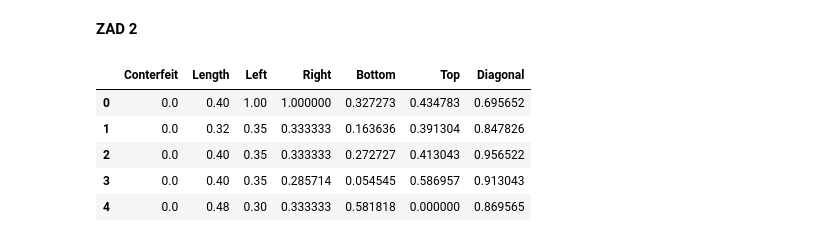
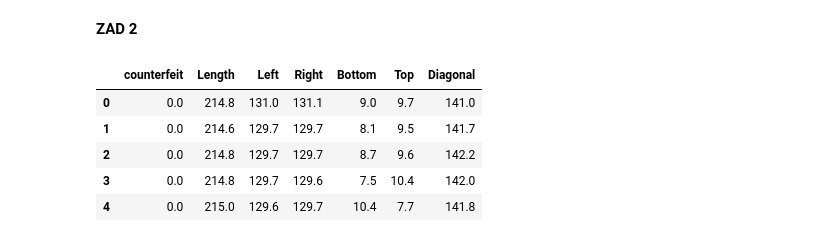
Before and after one commit to MatiPl01/artificial-intelligence-basics, a Jupyter notebook: lab5/lab5.ipynb, the cells around one changed output. Saved outputs shown, nothing was run; the diff lists cells and outputs as text; code cells hidden in the pictures.

```diff
--- a/lab5/lab5.ipynb
+++ b/lab5/lab5.ipynb
@@ -4,13 +4,11 @@ import numpy as np
 import glob
 import matplotlib.pyplot as plt
 
-column_names=["x","y","z"]
-file_paths=glob.glob("dataset/*.txt")
+column_names = ["x", "y", "cluster"]
+file_paths = glob.glob("dataset/*.txt")
 
-dfs=[]
+dfs = {}
 
 for file_path in file_paths:
-    df = pd.read_csv(file_path, names=column_names)
-    dfs.append(df)
-
-X = pd.concat(dfs, ignore_index=True)
+    file_name = file_path.split("/")[-1].split(".")[0]
+    dfs[file_name] = pd.read_csv(file_path, names=column_names)
@@ -157,9 +153,32 @@ banknotes_df = pd.DataFrame(normalized_data, columns=banknotes_df.columns)
+# %%
+def extract_columns_and_data(content: str):
+    lines = content.split('\n')
+
+    column_names = []
+    data = []
+
+    for line in lines:
+        if line.startswith("@ATTRIBUTE"):
+            column = line.split()[1].strip()
+            column_names.append(column)
+        elif not line.startswith(("@RELATION", "@DATA", "%")) and line != '' :
+            data.append(list(map(float, line.split(','))))
+
+    return column_names, data
+# %%
+data_path = "dataset/banknotes.csv"
+
+with open(data_path, 'r') as f:
+    content = f.read()
+    column_names, data = extract_columns_and_data(content)
+
+df = pd.DataFrame(data, columns=column_names)
 # %%
-banknotes_df.head()
+df.head()
 # %% [output]
-|  | Conterfeit | Length | Left | Right | Bottom | Top | Diagonal |
-| 0 | 0.0 | 0.40 | 1.00 | 1.000000 | 0.327273 | 0.434783 | 0.695652 |
-| 1 | 0.0 | 0.32 | 0.35 | 0.333333 | 0.163636 | 0.391304 | 0.847826 |
-| 2 | 0.0 | 0.40 | 0.35 | 0.333333 | 0.272727 | 0.413043 | 0.956522 |
-| 3 | 0.0 | 0.40 | 0.35 | 0.285714 | 0.054545 | 0.586957 | 0.913043 |
-| 4 | 0.0 | 0.48 | 0.30 | 0.333333 | 0.581818 | 0.000000 | 0.869565 |
+|  | counterfeit | Length | Left | Right | Bottom | Top | Diagonal |
+| 0 | 0.0 | 214.8 | 131.0 | 131.1 | 9.0 | 9.7 | 141.0 |
+| 1 | 0.0 | 214.6 | 129.7 | 129.7 | 8.1 | 9.5 | 141.7 |
+| 2 | 0.0 | 214.8 | 129.7 | 129.7 | 8.7 | 9.6 | 142.2 |
+| 3 | 0.0 | 214.8 | 129.7 | 129.6 | 7.5 | 10.4 | 142.0 |
+| 4 | 0.0 | 215.0 | 129.6 | 129.7 | 10.4 | 7.7 | 141.8 |
```
Also changed, not shown: parts of 37 cells of this notebook, 2 other files.
